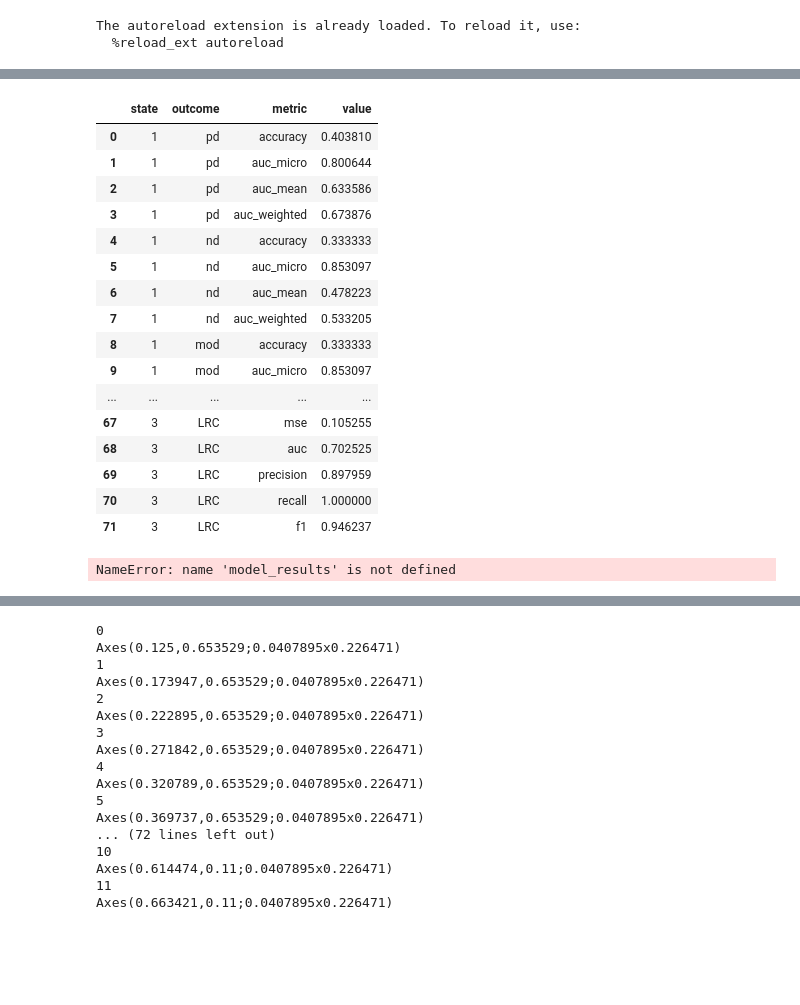
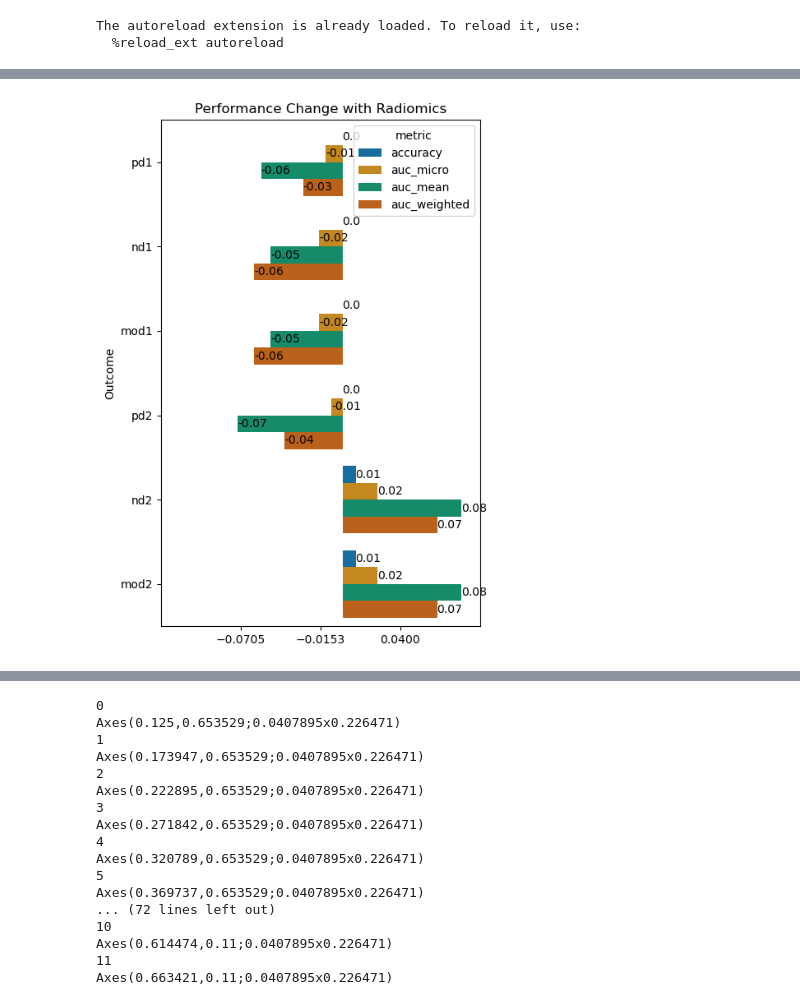
Before and after one commit to uic-evl/DigitalTwinVis, a Jupyter notebook: python/TransitionModels.ipynb, the cells around one changed output, grey strips where cells are left out. Saved outputs shown, nothing was run; the diff lists cells and outputs as text; code cells hidden in the pictures; blank space fills up the shorter version.

```diff
--- a/python/TransitionModels.ipynb
+++ b/python/TransitionModels.ipynb
@@ -547,62 +563,41 @@ model_results_balanced
-# %%
-model_results = pd.read_csv('../results/transition_models_1707154400.3358104.csv').drop('Unnamed: 0',axis=1)
-model_results
-# %% [output]
-|  | state | outcome | metric | value |
-| 0 | 1 | pd | accuracy | 0.403810 |
-| 1 | 1 | pd | auc_micro | 0.800644 |
-| 2 | 1 | pd | auc_mean | 0.633586 |
-| 3 | 1 | pd | auc_weighted | 0.673876 |
-| 4 | 1 | nd | accuracy | 0.333333 |
-| 5 | 1 | nd | auc_micro | 0.853097 |
-| 6 | 1 | nd | auc_mean | 0.478223 |
-| 7 | 1 | nd | auc_weighted | 0.533205 |
-| 8 | 1 | mod | accuracy | 0.333333 |
-| 9 | 1 | mod | auc_micro | 0.853097 |
-| ... | ... | ... | ... | ... |
-| 67 | 3 | LRC | mse | 0.105255 |
-| 68 | 3 | LRC | auc | 0.702525 |
-| 69 | 3 | LRC | precision | 0.897959 |
-| 70 | 3 | LRC | recall | 1.000000 |
-| 71 | 3 | LRC | f1 | 0.946237 |
 # %%
 from matplotlib.container import BarContainer
 from PIL import Image
 import matplotlib.pyplot as plt
 import seaborn as sns
-def plot_mc_results(mr,title='Model Performance for Multiclass Outcomes'):
+def plot_mc_results(mr,title='Model Performance for Multiclass Outcomes',xmin=0,xmax=1):
     temp = mr.copy()
     temp['title'] = temp['outcome'] + temp['state'].astype(str)
     temp = temp.groupby('title').filter(lambda x: x[x.metric == 'auc_micro'].shape[0] > 0).reset_index()
     metrics = set(['auc_mean','accuracy','auc_micro','auc_weighted'])
     temp = temp[temp.metric.apply(lambda x: x in metrics)]
     temp = temp[temp.outcome.apply(lambda x: x not in ['Overall Survival (4 Years)', 'LRC'])]
     fig,ax = plt.subplots(1,1,figsize=(5,8))
     sns.barplot(
         data=temp,
         y='title',
         x='value',
         orient='h',
         hue='metric',
         ax=ax,
         palette='colorblind',
     )
     ax.set_title(title)
     ax.set_ylabel('Outcome')
     ax.set_xlabel('')
     ax.axvline(.5,c='white')
     ax.axvline(.75,c='white')
     ax.axvline(.25,c="white")
-    ax.set_xlim(0,1)
-    ax.set_xticks([.25,.5,.75])
+    ax.set_xlim(xmin,xmax)
+    ax.set_xticks([xmax*.25 + xmin*.75,(xmax+xmin)/2,.75*xmax + .25*xmin])
     for container in ax.containers:
         for patch,value in zip(container.patches,container.datavalues):
             x,y = patch.xy
             x = x + patch._width
             y = y + (patch._height/2)
             value = np.round(value,2)
             ax.text(x,y,str(value),verticalalignment='center')
 
-plot_mc_results(model_results)
+plot_mc_results(mdiff,title="Performance Change with Radiomics",xmin=mdiff.value.min(),xmax=mdiff.value.max())
 # %% [output]
-NameError: name 'model_results' is not defined
+[figure, added]
```
Also changed, not shown: parts of 14 cells of this notebook, 28 other files.
